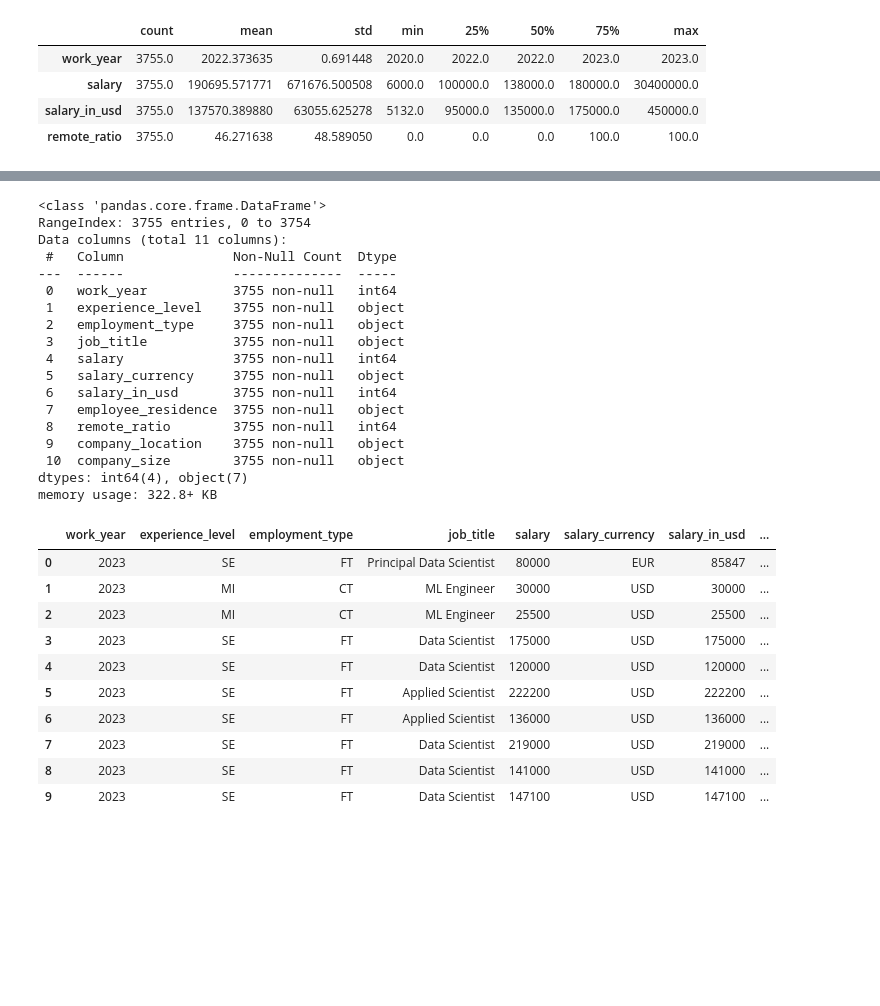
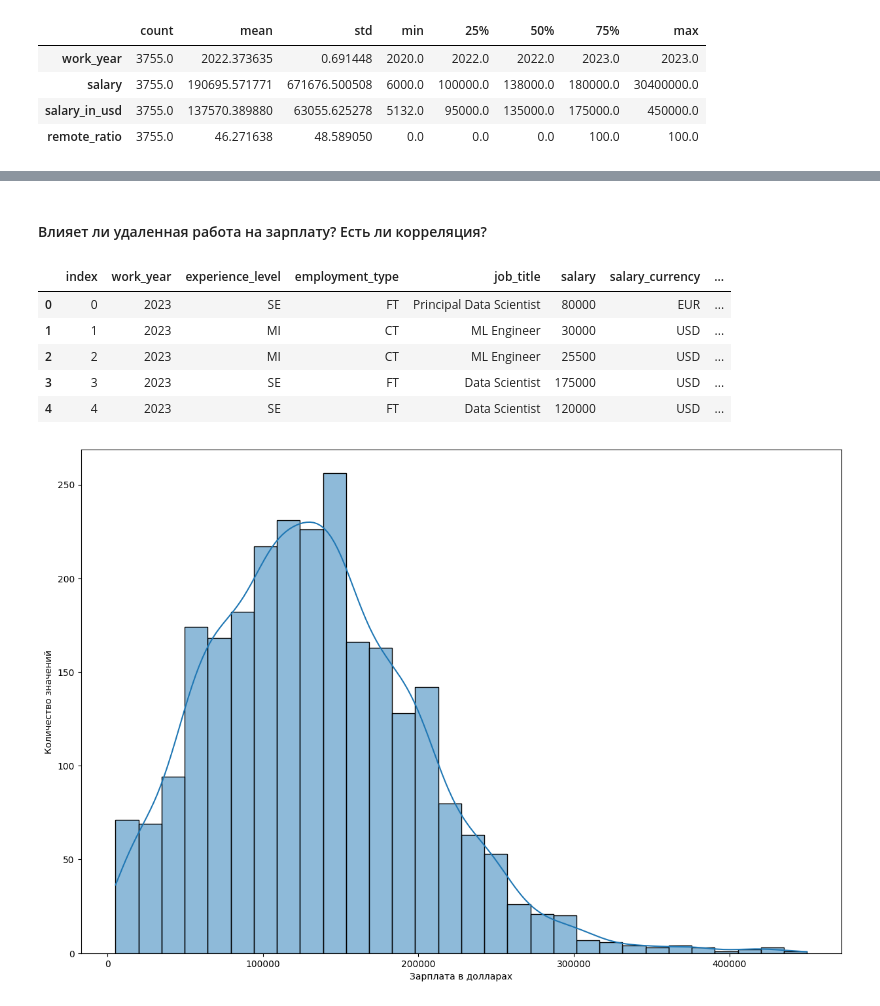
Before and after one commit to selvnv/subtasks, a Jupyter notebook: exploreDataScienceSalaries/exploreDataset.ipynb, the cells around one changed output, grey strips where cells are left out. Saved outputs shown, nothing was run; the diff lists cells and outputs as text; code cells hidden in the pictures; blank space fills up the shorter version.

```diff
--- a/exploreDataScienceSalaries/exploreDataset.ipynb
+++ b/exploreDataScienceSalaries/exploreDataset.ipynb
@@ -41,35 +178,25 @@ df.describe().T
+# %% [markdown]
+#### Влияет ли удаленная работа на зарплату? Есть ли корреляция?
 # %%
-df.info()
+df[:5]
 # %% [output]
-<class 'pandas.core.frame.DataFrame'>
-RangeIndex: 3755 entries, 0 to 3754
-Data columns (total 11 columns):
- #   Column              Non-Null Count  Dtype
----  ------              --------------  -----
- 0   work_year           3755 non-null   int64
- 1   experience_level    3755 non-null   object
- 2   employment_type     3755 non-null   object
- 3   job_title           3755 non-null   object
- 4   salary              3755 non-null   int64
- 5   salary_currency     3755 non-null   object
- 6   salary_in_usd       3755 non-null   int64
- 7   employee_residence  3755 non-null   object
- 8   remote_ratio        3755 non-null   int64
- 9   company_location    3755 non-null   object
- 10  company_size        3755 non-null   object
-dtypes: int64(4), object(7)
-memory usage: 322.8+ KB
+|  | index | work_year | experience_level | employment_type | job_title | salary | salary_currency | ... |
+| 0 | 0 | 2023 | SE | FT | Principal Data Scientist | 80000 | EUR | ... |
+| 1 | 1 | 2023 | MI | CT | ML Engineer | 30000 | USD | ... |
+| 2 | 2 | 2023 | MI | CT | ML Engineer | 25500 | USD | ... |
+| 3 | 3 | 2023 | SE | FT | Data Scientist | 175000 | USD | ... |
+| 4 | 4 | 2023 | SE | FT | Data Scientist | 120000 | USD | ... |
-# %%
-df[:10]
-# %% [output]
-|  | work_year | experience_level | employment_type | job_title | salary | salary_currency | salary_in_usd | ... |
-| 0 | 2023 | SE | FT | Principal Data Scientist | 80000 | EUR | 85847 | ... |
-| 1 | 2023 | MI | CT | ML Engineer | 30000 | USD | 30000 | ... |
-| 2 | 2023 | MI | CT | ML Engineer | 25500 | USD | 25500 | ... |
-| 3 | 2023 | SE | FT | Data Scientist | 175000 | USD | 175000 | ... |
-| 4 | 2023 | SE | FT | Data Scientist | 120000 | USD | 120000 | ... |
-| 5 | 2023 | SE | FT | Applied Scientist | 222200 | USD | 222200 | ... |
-| 6 | 2023 | SE | FT | Applied Scientist | 136000 | USD | 136000 | ... |
-| 7 | 2023 | SE | FT | Data Scientist | 219000 | USD | 219000 | ... |
-| 8 | 2023 | SE | FT | Data Scientist | 141000 | USD | 141000 | ... |
-| 9 | 2023 | SE | FT | Data Scientist | 147100 | USD | 147100 | ... |
+# %%
+plt.figure(figsize=(15, 10))
+# Значений всего 3, не очень удобно использовать график распределения
+# sns.scatterplot(x=df.remote_ratio, y=df.salary_in_usd)
+
+# Построение гистограммы для определения распределения
+# data: Набор данных для построения гистограммы
+# bins: Количество интервалов, на которые разбивается диапазон данных. bins=30 означает, что диапазон данных будет разделен на 30 равных интервалов
+# kde: Параметр, который добавляет сглаженную кривую плотности вероятности (Kernel Density Estimate)
+hist_plot = sns.histplot(df['salary_in_usd'], bins=30, kde=True)
+hist_plot.set(xlabel='Зарплата в долларах', ylabel='Количество значений')
+plt.show()
+# %% [output]
+[figure, added]
```
Also changed, not shown: parts of 20 cells of this notebook, 1 other file.
